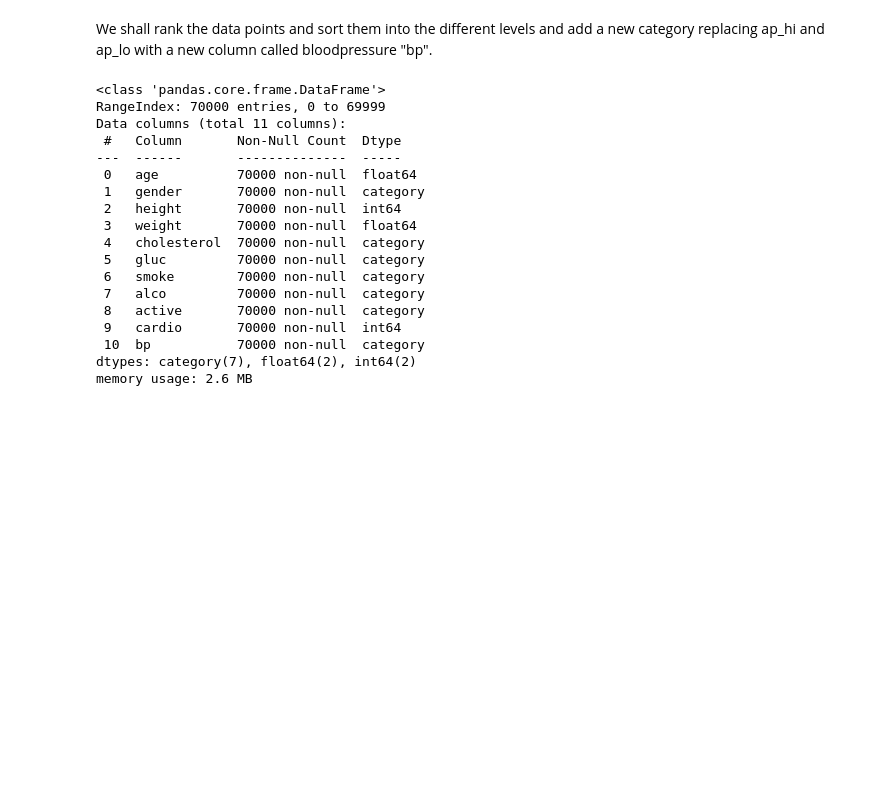
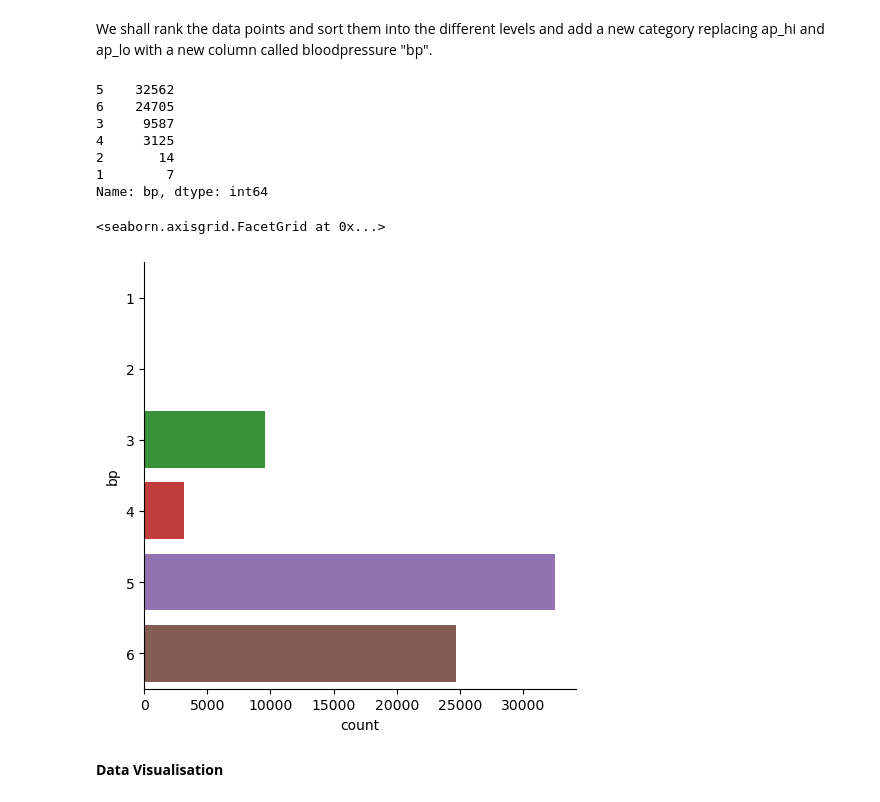
Before and after one commit to jonny2124/DSAI-Cardio-Project, a Jupyter notebook: Cardio Project.ipynb, the cells around one changed output. Drawn from its saved outputs; the diff is of its cells as text; code cells hidden in the pictures; blank space fills up the shorter version.

```diff
--- a/Cardio Project.ipynb
+++ b/Cardio Project.ipynb
@@ -186,14 +186,15 @@ Diastolic blood pressure will not have stage 4: Elevated as both stage 5 and 6 f
 # Rank Systolic blood pressure
 CardioData_backup.loc[ap_hi <= 60, 'ap_hi'] = 1
 CardioData_backup.loc[(ap_hi > 60) & (ap_hi < 90), 'ap_hi'] = 2
-CardioData_backup.loc[(ap_hi > 90) & (ap_hi < 120), 'ap_hi'] = 3
+CardioData_backup.loc[(ap_hi >= 90) & (ap_hi < 120), 'ap_hi'] = 3
 CardioData_backup.loc[(ap_hi >= 120) & (ap_hi <= 129), 'ap_hi'] = 4
 CardioData_backup.loc[(ap_hi >= 130) & (ap_hi <= 139), 'ap_hi'] = 5
 CardioData_backup.loc[ap_hi >= 140, 'ap_hi'] = 6
 
 # Rank Diastolic blood pressure
 CardioData_backup.loc[ap_lo <= 40, 'ap_lo'] = 1
-CardioData_backup.loc[(ap_lo > 40) & (ap_lo < 60), 'ap_lo'] = 3
+CardioData_backup.loc[(ap_lo > 40) & (ap_lo < 60), 'ap_lo'] = 2
+CardioData_backup.loc[(ap_lo >= 60) & (ap_lo < 80), 'ap_lo'] = 3
 CardioData_backup.loc[(ap_lo >= 80) & (ap_lo <= 89), 'ap_lo'] = 5
 CardioData_backup.loc[ap_lo >= 90, 'ap_lo'] = 6
 # %% [markdown]
@@ -209,24 +210,19 @@ CardioData_backup = CardioData_backup.drop(columns=['ap_hi', 'ap_lo'])
 # Update categorical and numerical attributes
 cat_attribs = ['gender', 'cholesterol', 'gluc', 'smoke', 'alco', 'active', 'bp', 'cardio']
 num_attribs = ['age', 'height', 'weight']
-# %%
-CardioData_backup.info()
-# %% [output]
-<class 'pandas.core.frame.DataFrame'>
-RangeIndex: 70000 entries, 0 to 69999
-Data columns (total 11 columns):
- #   Column       Non-Null Count  Dtype
----  ------       --------------  -----
- 0   age          70000 non-null  float64
- 1   gender       70000 non-null  category
- 2   height       70000 non-null  int64
- 3   weight       70000 non-null  float64
- 4   cholesterol  70000 non-null  category
- 5   gluc         70000 non-null  category
- 6   smoke        70000 non-null  category
- 7   alco         70000 non-null  category
- 8   active       70000 non-null  category
- 9   cardio       70000 non-null  int64
- 10  bp           70000 non-null  category
-dtypes: category(7), float64(2), int64(2)
-memory usage: 2.6 MB
+# %%
+# Visualise the new "bp" category
+print(CardioData_backup["bp"].value_counts())
+sb.catplot(y = "bp", data = CardioData_backup, kind = "count")
+# %% [output]
+5    32562
+6    24705
+3     9587
+4     3125
+2       14
+1        7
+Name: bp, dtype: int64
+<seaborn.axisgrid.FacetGrid at 0x...>
+[figure, added]
+# %% [markdown]
+**Data Visualisation**
```
